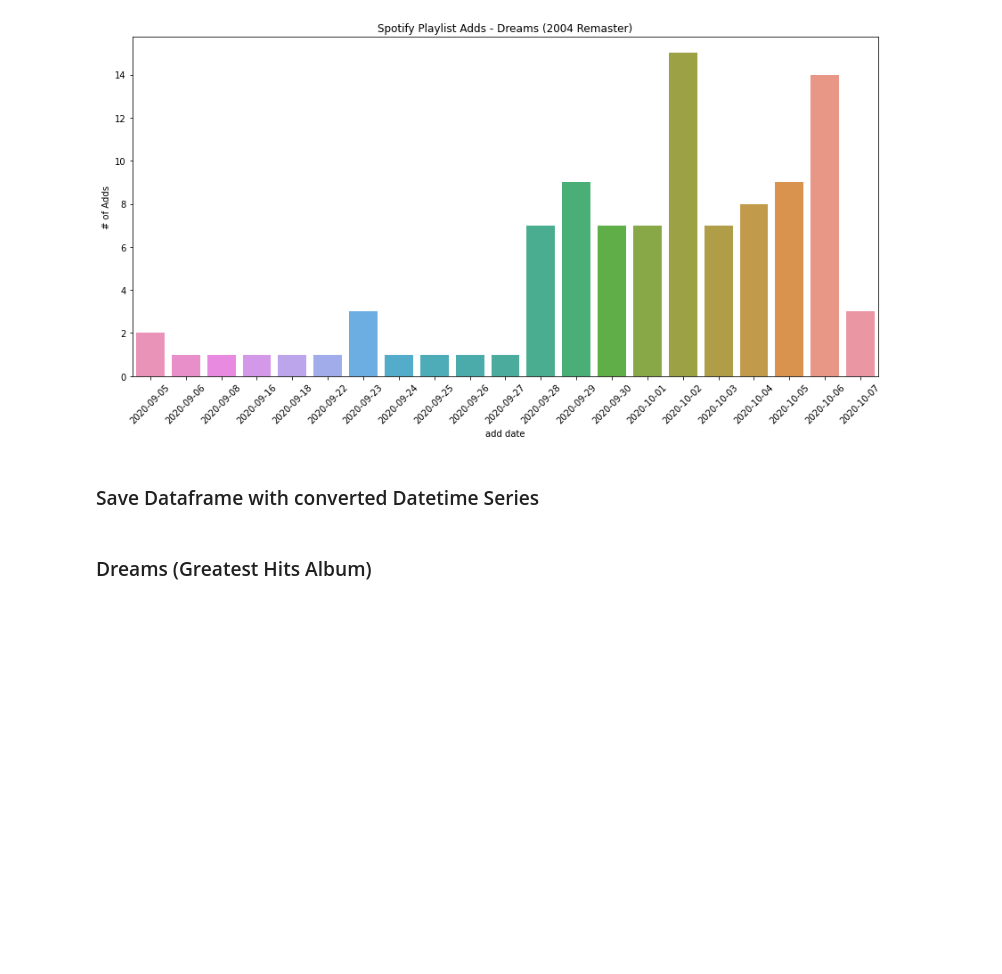
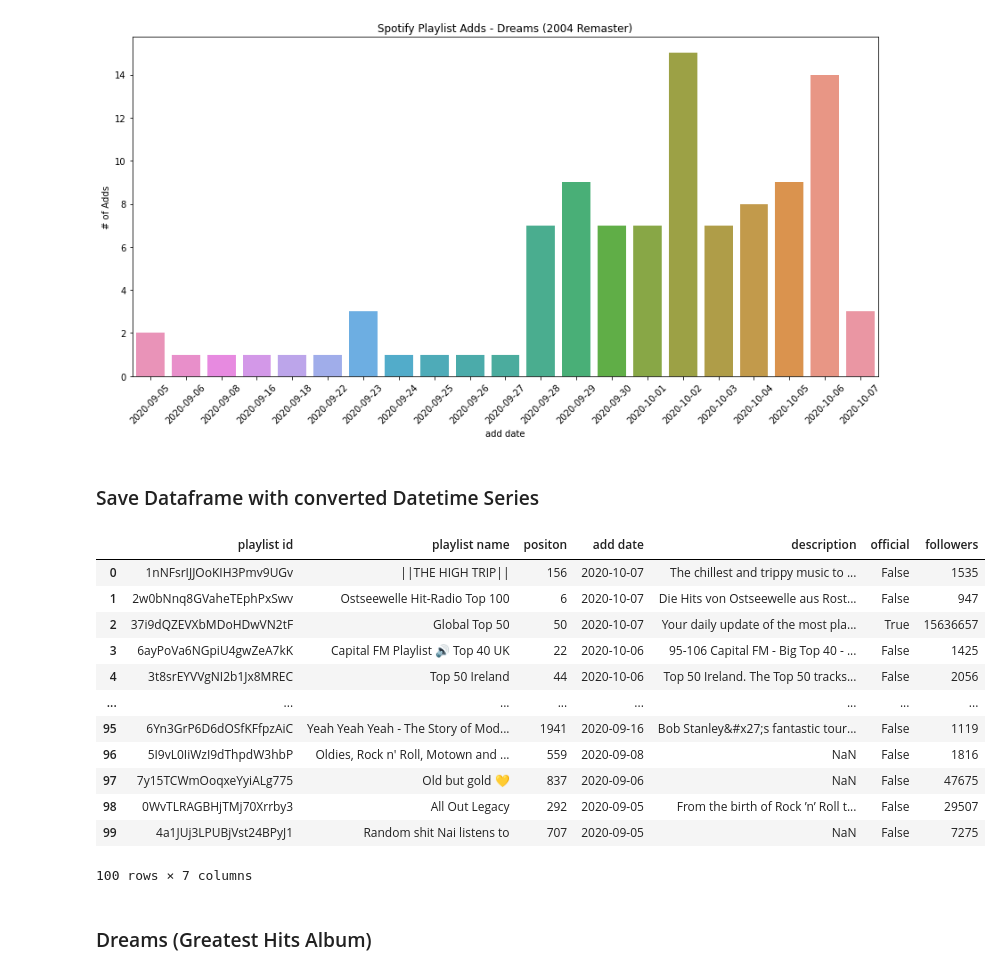
Before and after one commit to jacksonbull87/tiktok-dreams, a Jupyter notebook: tiktok dreams workbook.ipynb, the cells around one changed output. Drawn from its saved outputs; the diff is of its cells as text; code cells hidden in the pictures; blank space fills up the shorter version.

```diff
--- a/tiktok dreams workbook.ipynb
+++ b/tiktok dreams workbook.ipynb
@@ -149,6 +149,25 @@ plt.savefig('images/spotify_playlistadds_dreamsrmstr.png')
 ### Save Dataframe with converted Datetime Series
 # %%
 playlists_dreamsrem.to_csv('data/dreamsremas_spotplayl.csv', index='playlist id')
+# %%
+#open dreams rmstr df
+
+dreamsrmstr_spotpl = pd.read_csv('data/dreamsremas_spotplayl.csv', index_col=0)
+dreamsrmstr_spotpl
+# %% [output]
+|  | playlist id | playlist name | positon | add date | description | official | followers |
+| 0 | 1nNFsrIJJOoKIH3Pmv9UGv | ||THE HIGH TRIP|| | 156 | 2020-10-07 | The chillest and trippy music to ... | False | 1535 |
+| 1 | 2w0bNnq8GVaheTEphPxSwv | Ostseewelle Hit-Radio Top 100 | 6 | 2020-10-07 | Die Hits von Ostseewelle aus Rost... | False | 947 |
+| 2 | 37i9dQZEVXbMDoHDwVN2tF | Global Top 50 | 50 | 2020-10-07 | Your daily update of the most pla... | True | 15636657 |
+| 3 | 6ayPoVa6NGpiU4gwZeA7kK | Capital FM Playlist 🔊 Top 40 UK | 22 | 2020-10-06 | 95-106 Capital FM - Big Top 40 - ... | False | 1425 |
+| 4 | 3t8srEYVVgNI2b1Jx8MREC | Top 50 Ireland | 44 | 2020-10-06 | Top 50 Ireland. The Top 50 tracks... | False | 2056 |
+| ... | ... | ... | ... | ... | ... | ... | ... |
+| 95 | 6Yn3GrP6D6dOSfKFfpzAiC | Yeah Yeah Yeah - The Story of Mod... | 1941 | 2020-09-16 | Bob Stanley&#x27;s fantastic tour... | False | 1119 |
+| 96 | 5I9vL0IiWzI9dThpdW3hbP | Oldies, Rock n' Roll, Motown and ... | 559 | 2020-09-08 | NaN | False | 1816 |
+| 97 | 7y15TCWmOoqxeYyiALg775 | Old but gold 💛 | 837 | 2020-09-06 | NaN | False | 47675 |
+| 98 | 0WvTLRAGBHjTMj70Xrrby3 | All Out Legacy | 292 | 2020-09-05 | From the birth of Rock ’n’ Roll t... | False | 29507 |
+| 99 | 4a1JUj3LPUBjVst24BPyJ1 | Random shit Nai listens to | 707 | 2020-09-05 | NaN | False | 7275 |
+100 rows × 7 columns
 # %% [markdown]
 ### Dreams (Greatest Hits Album)
 # %%
```
Also changed, not shown: parts of 4 cells of this notebook, 1 other file.
